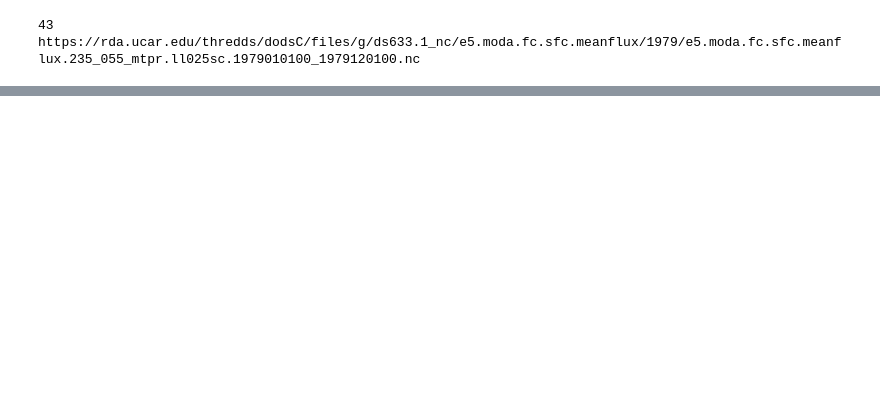
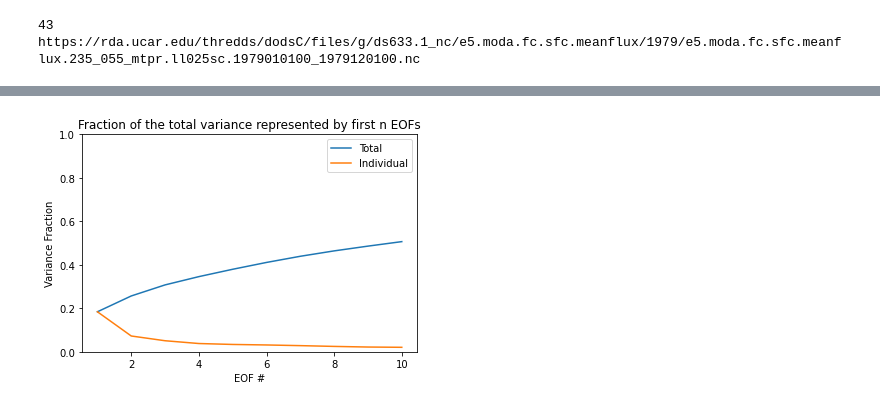
Before and after one commit to atmsillinois/time-series-and-eofs-MingshiYangUIUC, a Jupyter notebook: hw4.ipynb, the cells around one changed output, grey strips where cells are left out. Drawn from its saved outputs; the diff is of its cells as text; code cells hidden in the pictures; blank space fills up the shorter version.

```diff
--- a/hw4.ipynb
+++ b/hw4.ipynb
@@ -138,0 +193,16 @@ Data variables:
+# %%
+varfrac = solver.varianceFraction()
+neofs = 10
+varfracn = varfrac[:neofs]
+#print(varfrac10)
+plt.figure()
+plt.title('Fraction of the total variance represented by first n EOFs')
+plt.xlabel('EOF #')
+plt.ylabel('Variance Fraction')
+plt.plot(np.arange(neofs)+1,[np.sum(varfracn[:i+1]) for i in range(neofs)],label='Total')
+plt.plot(np.arange(neofs)+1,varfracn,label='Individual')
+plt.ylim(0,1)
+plt.legend()
+plt.show()
+# %% [output]
+[figure, added]
```
Also changed, not shown: parts of 16 cells of this notebook, 1 other file.
